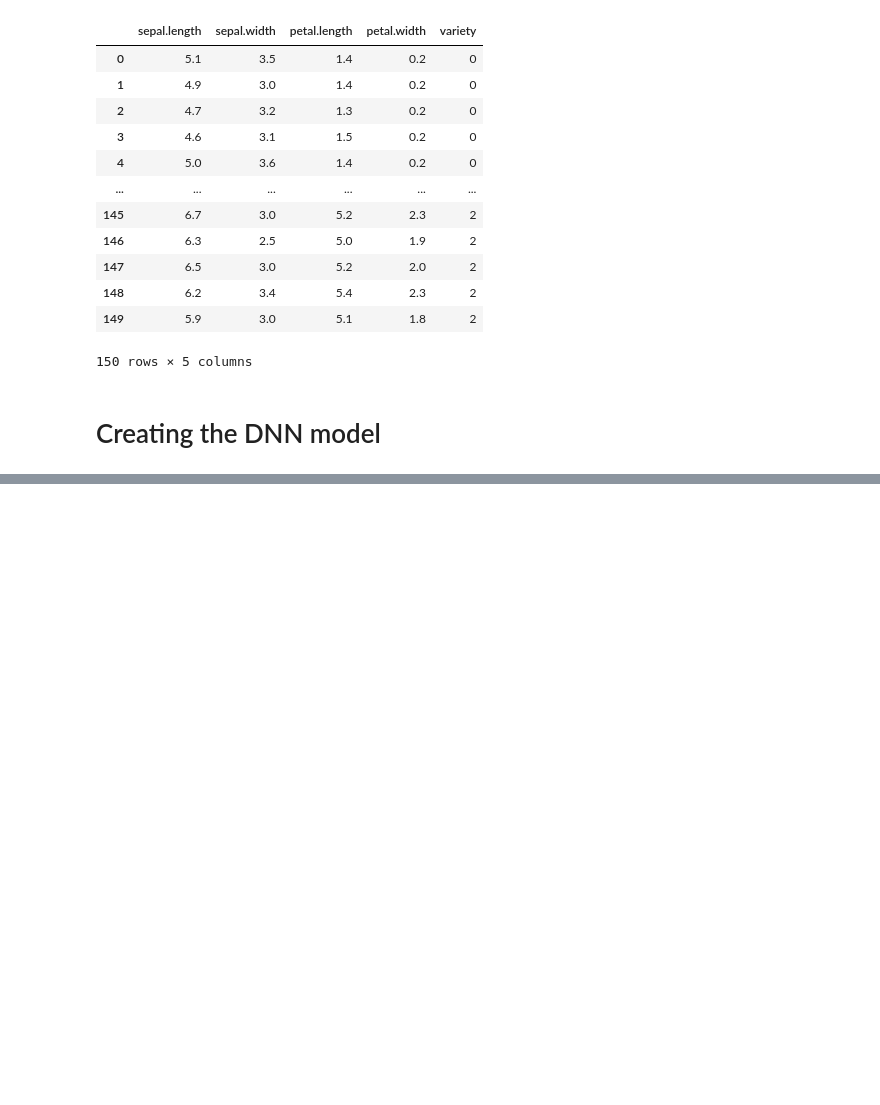
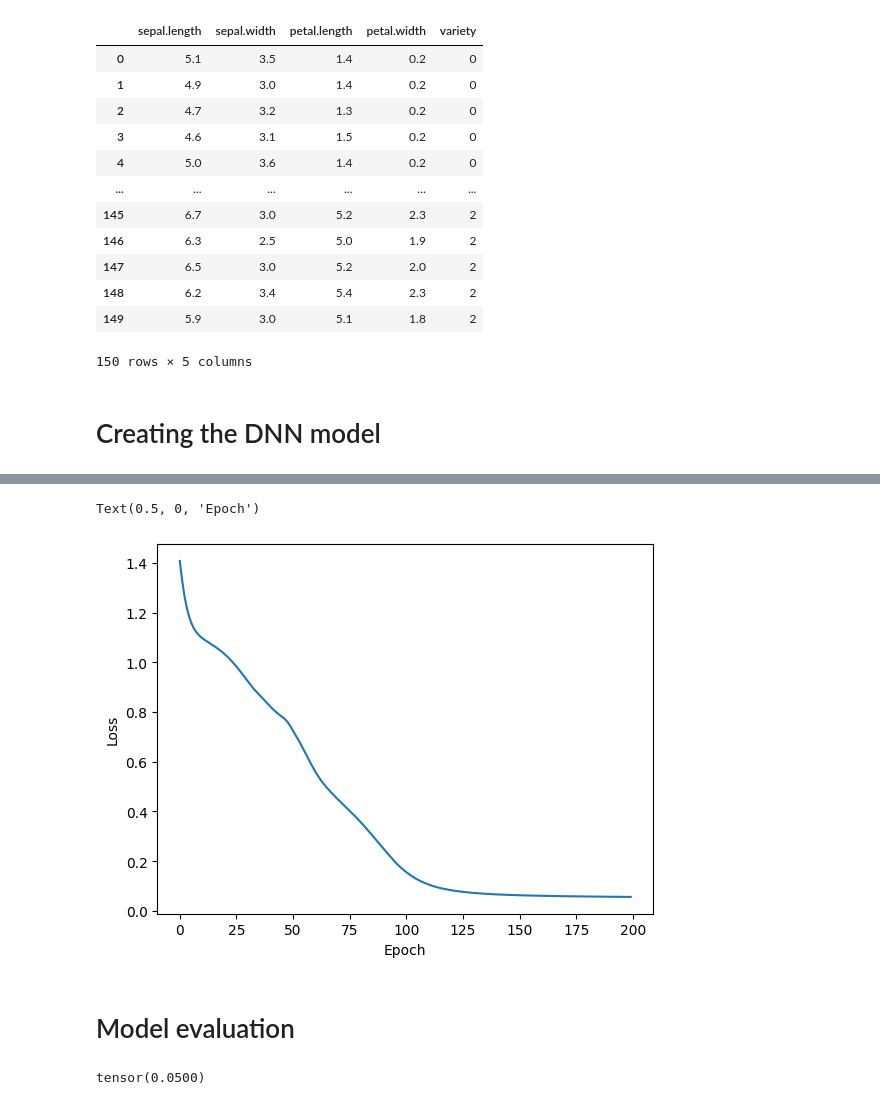
Before and after one commit to DawidSkowronski/PyTorch-Projects, a Jupyter notebook: PyTorch_Tutorial.ipynb, the cells around one changed output, grey strips where cells are left out. Drawn from its saved outputs; the diff is of its cells as text; code cells hidden in the pictures; blank space fills up the shorter version.

```diff
--- a/PyTorch_Tutorial.ipynb
+++ b/PyTorch_Tutorial.ipynb
@@ -85,8 +85,8 @@ class Model(nn.Module):
 
   # Number of neurons in each layer
   def __init__(self, input_number = 4,
-               hidden1_number = 16,
-               hidden2_number = 8,
+               hidden1_number = 8,
+               hidden2_number = 4,
                output_number = 3):
     super().__init__() # initiate nn.Module
 
@@ -100,7 +100,7 @@ class Model(nn.Module):
     # Move data through layers
     X = F.relu(self.fc1(X))
     X = F.relu(self.fc2(X))
-    X = F.relu(self.out(X))
+    X = self.out(X)
 
     return X
 # %%
@@ -114,10 +114,10 @@ model = Model()
 criterion = nn.CrossEntropyLoss()
 
 # Adam Optimizer
-optimizer = torch.optim.Adam(model.parameters(), lr = 0.001)
+optimizer = torch.optim.Adam(model.parameters(), lr = 0.01)
 # %%
 # Epochs
-epochs = 100
+epochs = 200
 
 losses = []
 
@@ -129,9 +129,17 @@ for epoch in range(epochs):
 
   # History of losses
   losses.append(loss.detach().numpy())
+  # The expression .detach().numpy() is used in PyTorch when converting a torch
 
   # Print progress
   if epoch % 10 ==0:
     print(f"Epoch: {epoch}, loss: {loss}")
 
   # Back propagation
+
+  optimizer.zero_grad() # Clears the old gradient values
+  loss.backward()
+  # Performs backpropagation to calculate the new gradients of the loss
+  # with respect to each parameter (weights)
+  optimizer.step()
+  # Uses the calculated gradients to update the model's parameters
@@ -137,0 +167,11 @@ for epoch in range(epochs):
+# %%
+# Loss history plot
+
+plt.plot(range(epochs), losses)
+plt.ylabel("Loss")
+plt.xlabel("Epoch")
+# %% [output]
+Text(0.5, 0, 'Epoch')
+[figure, added]
+# %% [markdown]
+# Model evaluation
@@ -137,0 +185,4 @@ for epoch in range(epochs):
+# %%
+loss
+# %% [output]
+tensor(0.0500)
```
Also changed, not shown: parts of 3 cells of this notebook.
